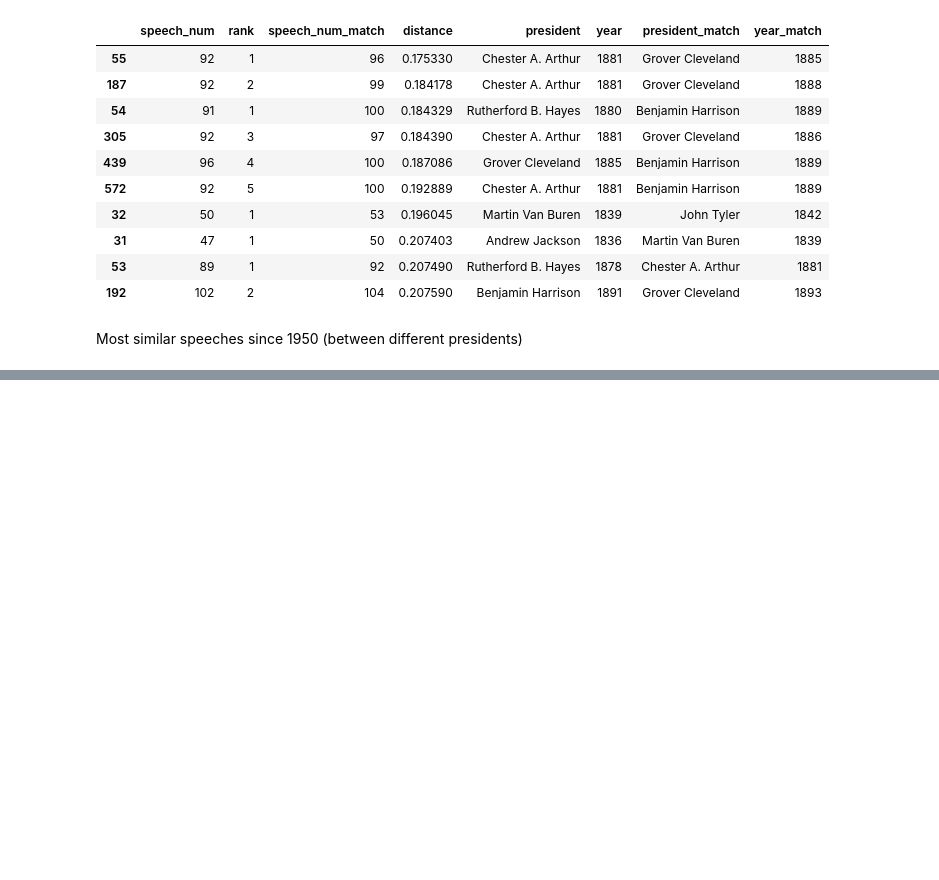
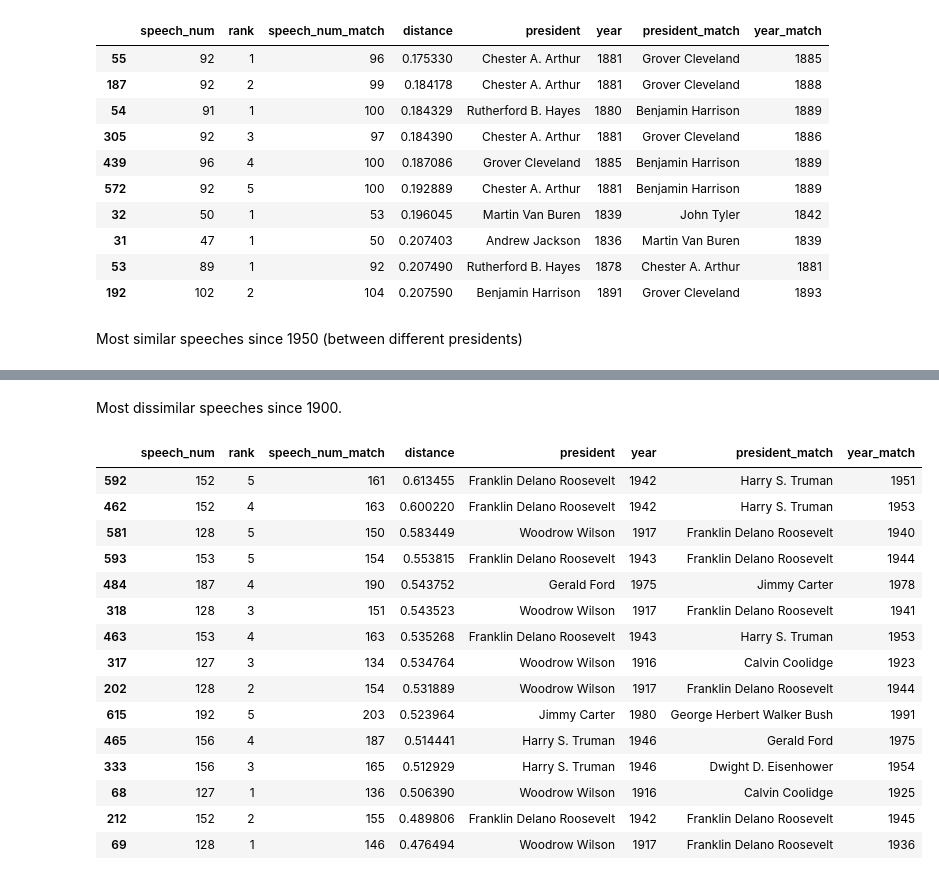
Before and after one commit to jessecambon/Data-Science-Sandbox, a Jupyter notebook: source/state_of_union_embeddings.ipynb, the cells around one changed output, grey strips where cells are left out. Drawn from its saved outputs; the diff is of its cells as text; code cells hidden in the pictures; blank space fills up the shorter version.

Commit message:
dissimilar-sou

```diff
--- a/source/state_of_union_embeddings.ipynb
+++ b/source/state_of_union_embeddings.ipynb
@@ -218,3 +220,25 @@ simdist_matrix[(simdist_matrix['president'] != simdist_matrix['president_match']
 | 340 | 171 | 3 | 173 | 0.310063 | Dwight D. Eisenhower | 1960 | John F. Kennedy | 1961 |
 | 235 | 201 | 2 | 210 | 0.312746 | George Herbert Walker Bush | 1989 | Bill Clinton | 1998 |
 | 495 | 206 | 4 | 225 | 0.313144 | Bill Clinton | 1994 | Barack Obama | 2013 |
+# %% [markdown]
+Most dissimilar speeches since 1900.
+# %%
+simdist_matrix[((simdist_matrix['year'] >= 1900 ) & (simdist_matrix['year_match'] >= 1900 ))].\
+                sort_values('distance',ascending=False).head(15)
+# %% [output]
+|  | speech_num | rank | speech_num_match | distance | president | year | president_match | year_match |
+| 592 | 152 | 5 | 161 | 0.613455 | Franklin Delano Roosevelt | 1942 | Harry S. Truman | 1951 |
+| 462 | 152 | 4 | 163 | 0.600220 | Franklin Delano Roosevelt | 1942 | Harry S. Truman | 1953 |
+| 581 | 128 | 5 | 150 | 0.583449 | Woodrow Wilson | 1917 | Franklin Delano Roosevelt | 1940 |
+| 593 | 153 | 5 | 154 | 0.553815 | Franklin Delano Roosevelt | 1943 | Franklin Delano Roosevelt | 1944 |
+| 484 | 187 | 4 | 190 | 0.543752 | Gerald Ford | 1975 | Jimmy Carter | 1978 |
+| 318 | 128 | 3 | 151 | 0.543523 | Woodrow Wilson | 1917 | Franklin Delano Roosevelt | 1941 |
+| 463 | 153 | 4 | 163 | 0.535268 | Franklin Delano Roosevelt | 1943 | Harry S. Truman | 1953 |
+| 317 | 127 | 3 | 134 | 0.534764 | Woodrow Wilson | 1916 | Calvin Coolidge | 1923 |
+| 202 | 128 | 2 | 154 | 0.531889 | Woodrow Wilson | 1917 | Franklin Delano Roosevelt | 1944 |
+| 615 | 192 | 5 | 203 | 0.523964 | Jimmy Carter | 1980 | George Herbert Walker Bush | 1991 |
+| 465 | 156 | 4 | 187 | 0.514441 | Harry S. Truman | 1946 | Gerald Ford | 1975 |
+| 333 | 156 | 3 | 165 | 0.512929 | Harry S. Truman | 1946 | Dwight D. Eisenhower | 1954 |
+| 68 | 127 | 1 | 136 | 0.506390 | Woodrow Wilson | 1916 | Calvin Coolidge | 1925 |
+| 212 | 152 | 2 | 155 | 0.489806 | Franklin Delano Roosevelt | 1942 | Franklin Delano Roosevelt | 1945 |
+| 69 | 128 | 1 | 146 | 0.476494 | Woodrow Wilson | 1917 | Franklin Delano Roosevelt | 1936 |
```
Also changed, not shown: parts of 1 cell of this notebook.
